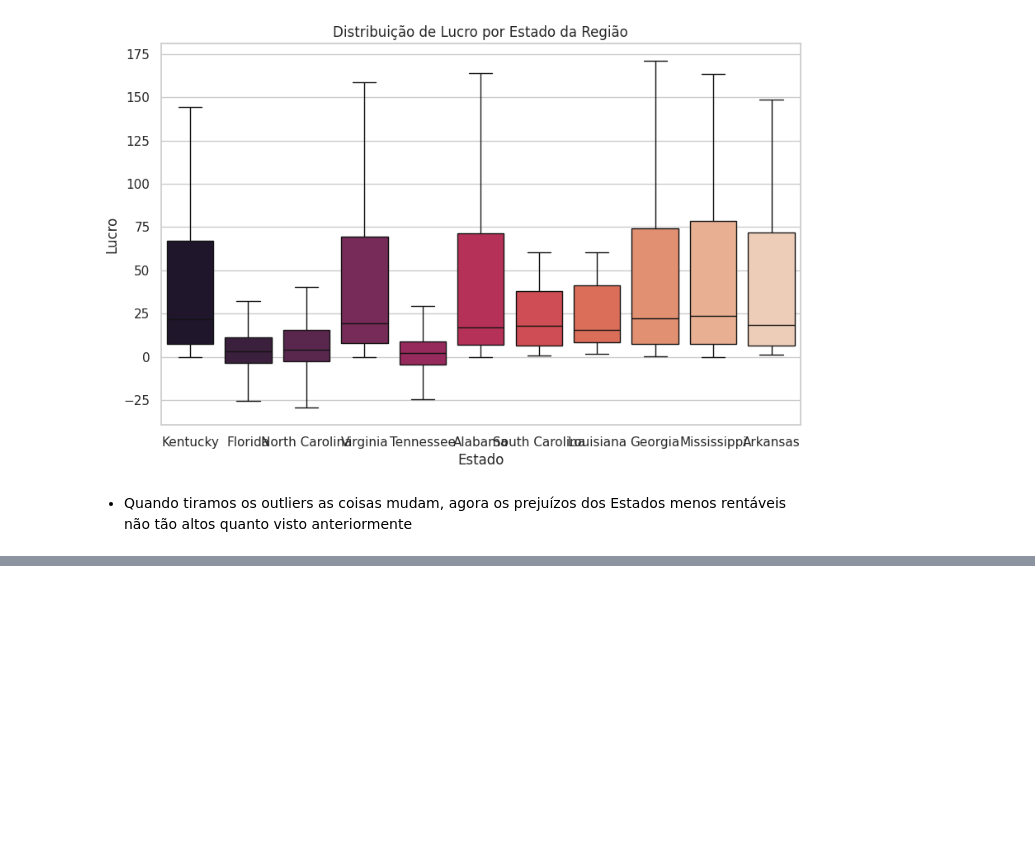
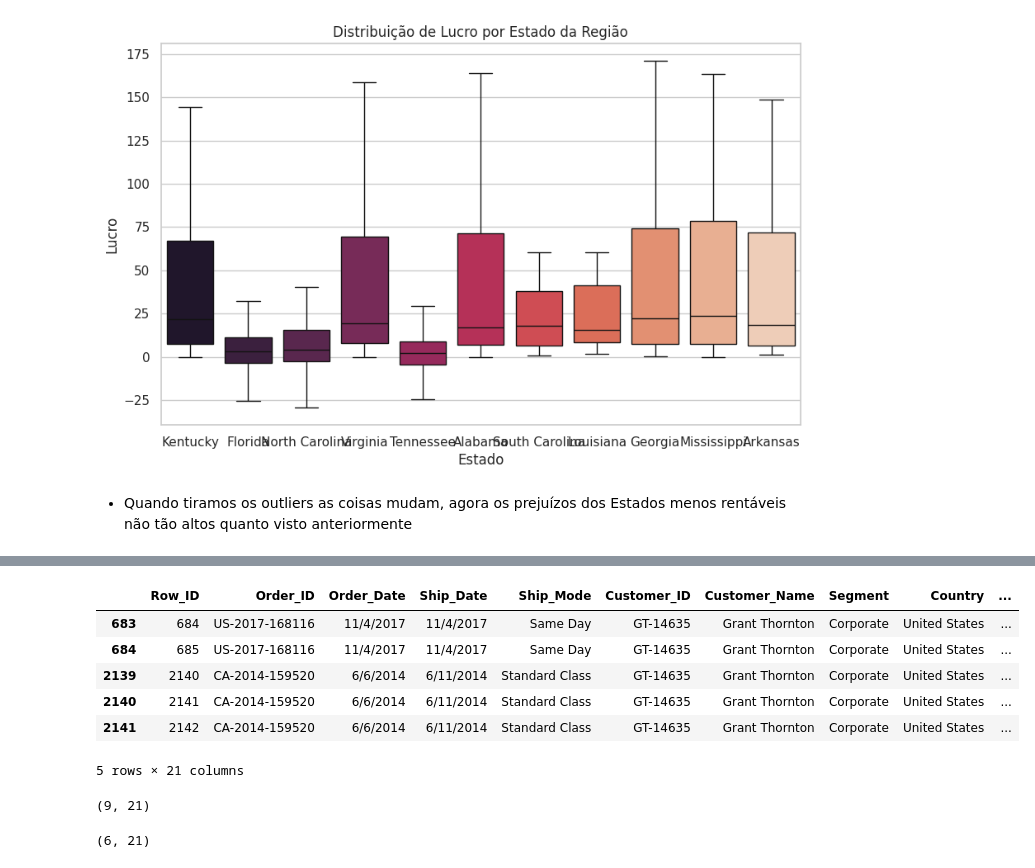
Before and after one commit to Ronaldo-Junior1/analise-dados-supermercado, a Jupyter notebook: Analise_base_supermercadoTeste.ipynb, the cells around one changed output, grey strips where cells are left out. Cells and saved outputs as stored; diff of their text form; code cells hidden in the pictures; blank space fills up the shorter version.

```diff
--- a/Analise_base_supermercadoTeste.ipynb
+++ b/Analise_base_supermercadoTeste.ipynb
@@ -714,0 +750,24 @@ Passing `palette` without assigning `hue` is deprecated and will be removed in v
+# %%
+#. Filtrando apenas os dados referentes ao cliente Grant Thornton para um melhor estudo
+df_Grant = df[df['Customer_Name'] == 'Grant Thornton']
+
+#. Exibindo uma parte das informações do novo DataFrame criado
+df_Grant.head(5)
+# %% [output]
+|  | Row_ID | Order_ID | Order_Date | Ship_Date | Ship_Mode | Customer_ID | Customer_Name | Segment | Country | ... |
+| 683 | 684 | US-2017-168116 | 11/4/2017 | 11/4/2017 | Same Day | GT-14635 | Grant Thornton | Corporate | United States | ... |
+| 684 | 685 | US-2017-168116 | 11/4/2017 | 11/4/2017 | Same Day | GT-14635 | Grant Thornton | Corporate | United States | ... |
+| 2139 | 2140 | CA-2014-159520 | 6/6/2014 | 6/11/2014 | Standard Class | GT-14635 | Grant Thornton | Corporate | United States | ... |
+| 2140 | 2141 | CA-2014-159520 | 6/6/2014 | 6/11/2014 | Standard Class | GT-14635 | Grant Thornton | Corporate | United States | ... |
+| 2141 | 2142 | CA-2014-159520 | 6/6/2014 | 6/11/2014 | Standard Class | GT-14635 | Grant Thornton | Corporate | United States | ... |
+5 rows × 21 columns
+# %%
+#. Descobrindo a quantidade de dados que o nosso cliente Cindy possui
+df_Cindy.shape
+# %% [output]
+(9, 21)
+# %%
+#. Descobrindo a quantidade de dados que o nosso cliente Grant possui
+df_Grant.shape
+# %% [output]
+(6, 21)
```
Also changed, not shown: parts of 7 cells of this notebook.
